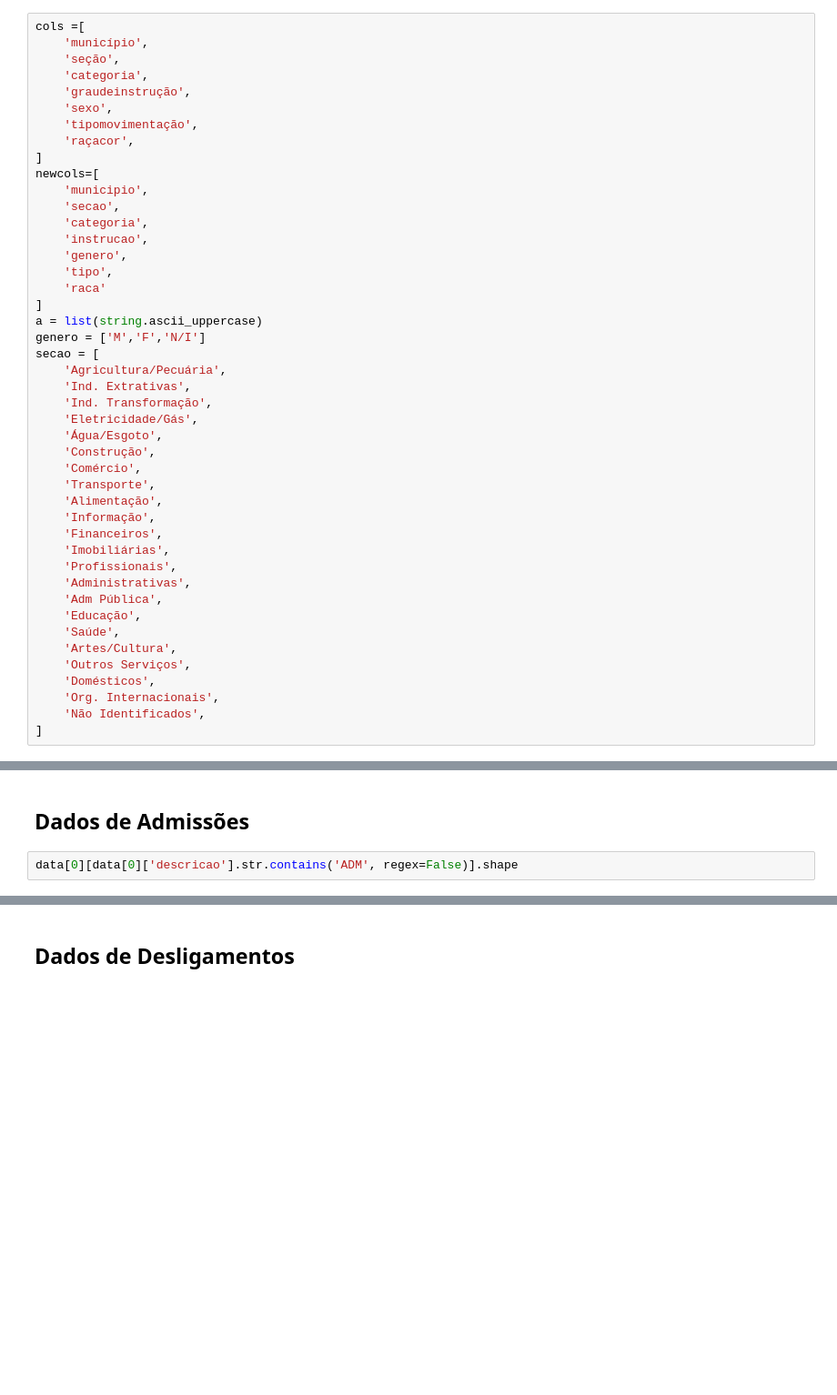
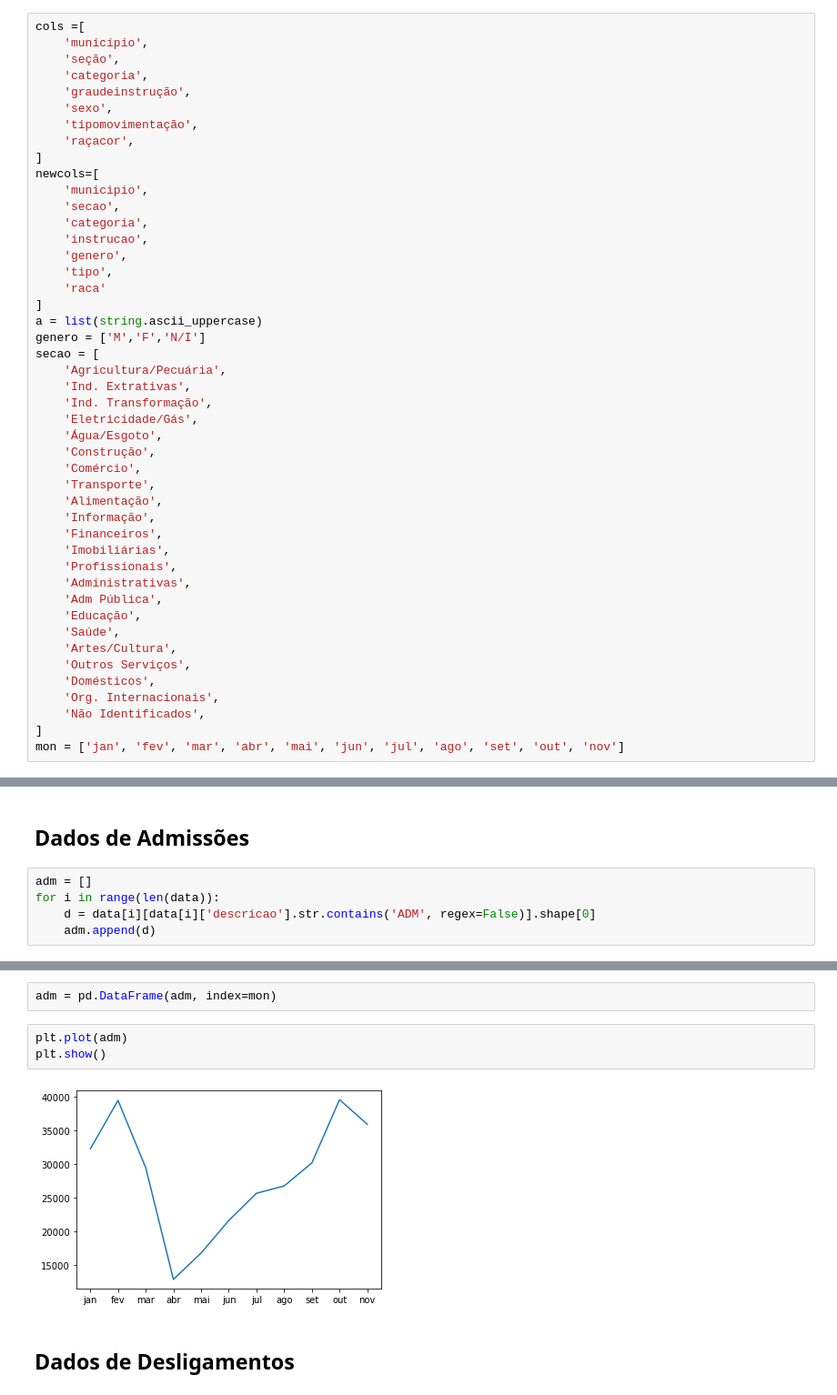
Before and after one commit to emariot/CAGED-CWB, a Jupyter notebook: Novo Caged.ipynb, the cells around one changed output, grey strips where cells are left out. Shown: that part at 91% size. Saved outputs shown, nothing was run; the diff lists cells and outputs as text; blank space fills up the shorter version.

```diff
--- a/Novo Caged.ipynb
+++ b/Novo Caged.ipynb
@@ -47,6 +49,7 @@ secao = [
     'Org. Internacionais',
     'Não Identificados',
 ]
+mon = ['jan', 'fev', 'mar', 'abr', 'mai', 'jun', 'jul', 'ago', 'set', 'out', 'nov']
 # %%
 jan = pd.read_csv('datasets/2020/CAGEDMOV202001.txt', sep=';', usecols=cols)
 fev = pd.read_csv('datasets/2020/CAGEDMOV202002.txt', sep=';', usecols=cols)
@@ -155,4 +160,7 @@ rename(data)
 # %% [markdown]
 ## Dados de Admissões
 # %%
-data[0][data[0]['descricao'].str.contains('ADM', regex=False)].shape
+adm = []
+for i in range(len(data)):
+    d = data[i][data[i]['descricao'].str.contains('ADM', regex=False)].shape[0]
+    adm.append(d)
@@ -161,3 +167,10 @@ data[0][data[0]['descricao'].str.contains('ADM', regex=False)].shape
+# %%
+adm = pd.DataFrame(adm, index=mon)
+# %%
+plt.plot(adm)
+plt.show()
+# %% [output]
+[figure, added]
 # %% [markdown]
 ## Dados de Desligamentos
 # %%
```
Also changed, not shown: parts of 10 cells of this notebook.
